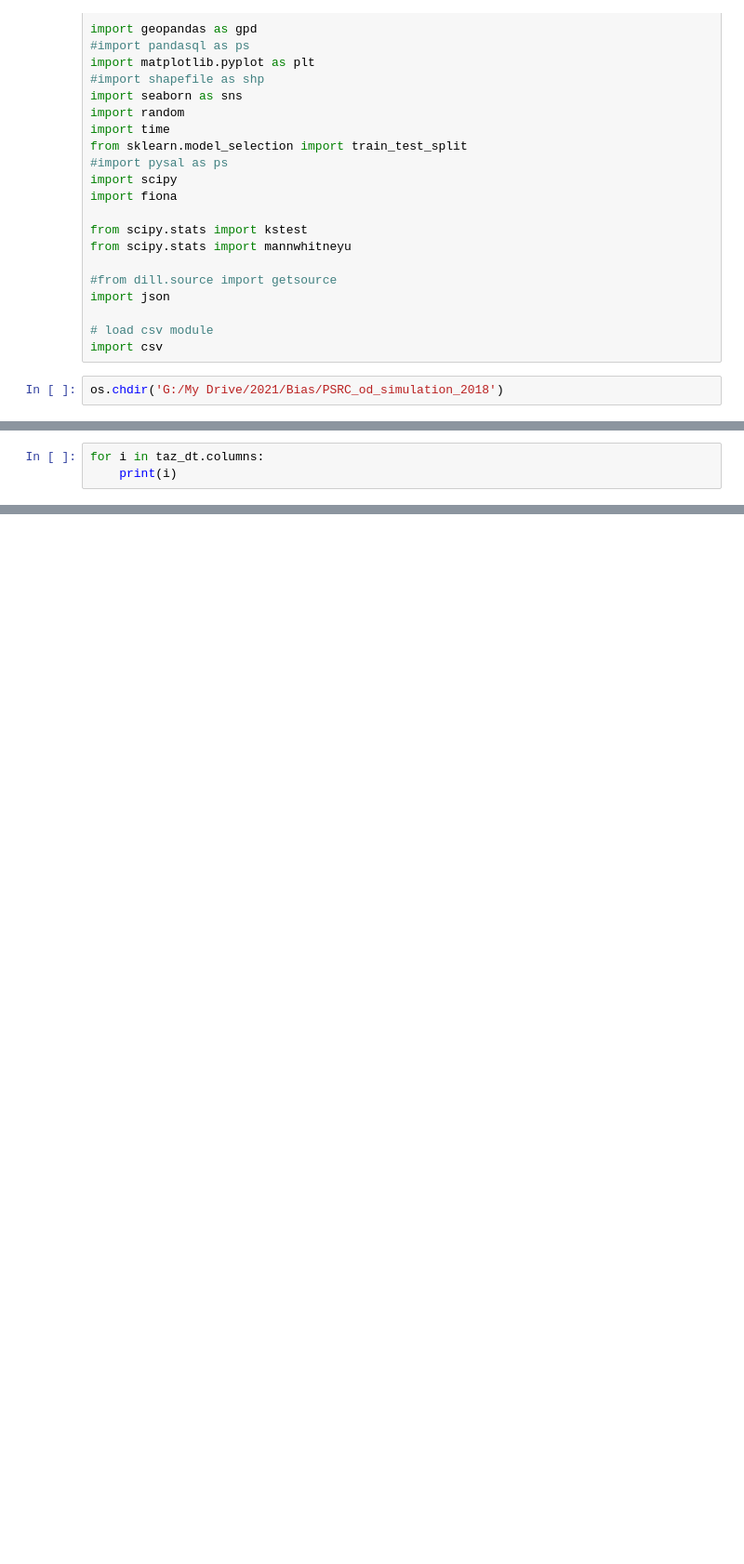
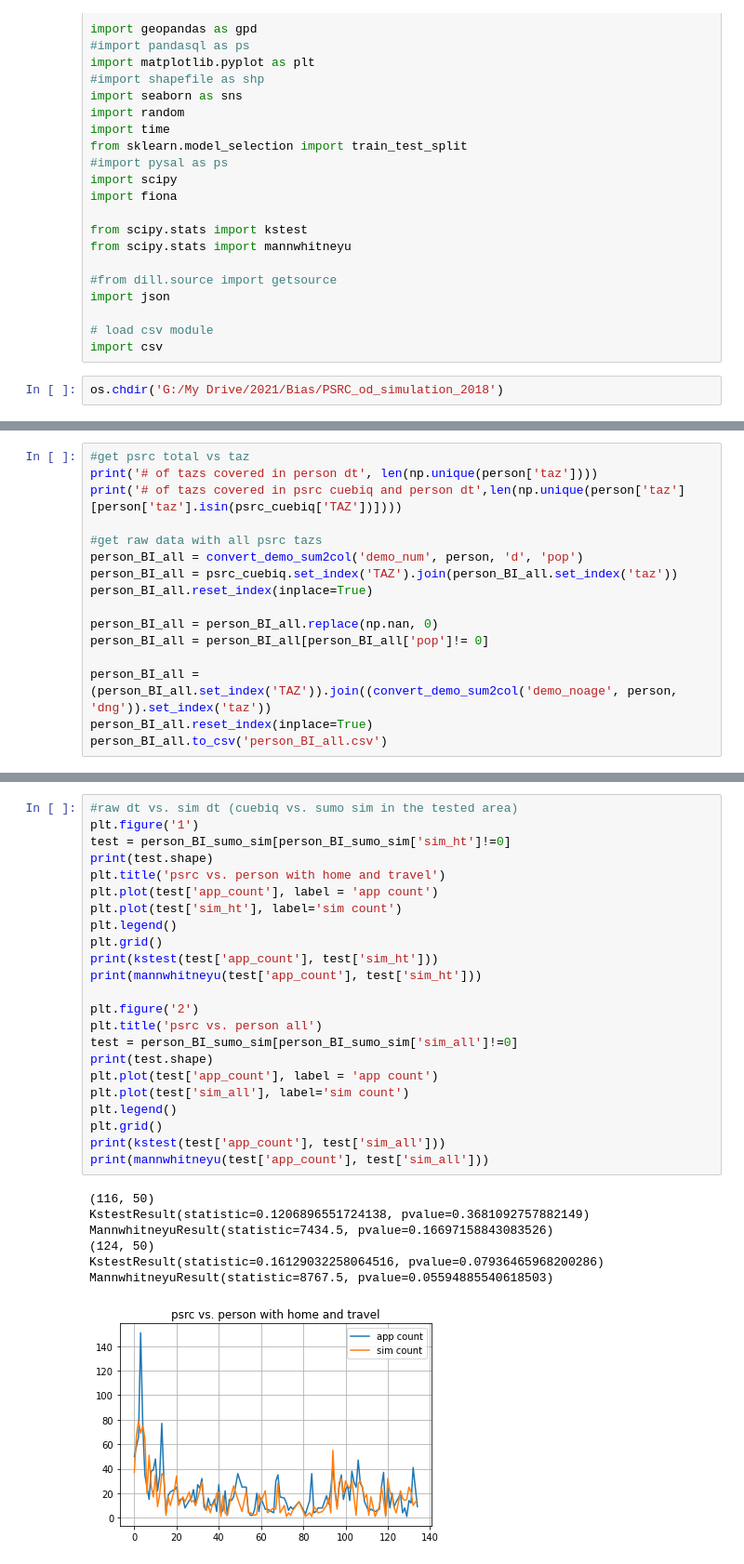
Before and after one commit to Yiran6/app_baseddata_processing, a Jupyter notebook: dgp_stage_1_test_data_processing.ipynb, the cells around one changed output, grey strips where cells are left out. Shown at 93% size. Saved outputs shown, nothing was run; the diff lists cells and outputs as text; blank space fills up the shorter version.

```diff
--- a/dgp_stage_1_test_data_processing.ipynb
+++ b/dgp_stage_1_test_data_processing.ipynb
@@ -211,3 +41,0 @@ plt.legend()
-# %%
-for i in taz_dt.columns:
-    print(i)
@@ -231,0 +154,16 @@ rate_cut_jenkc6
+# %%
+#get psrc total vs taz
+print('# of tazs covered in person dt', len(np.unique(person['taz'])))
+print('# of tazs covered in psrc cuebiq and person dt',len(np.unique(person['taz'][person['taz'].isin(psrc_cuebiq['TAZ'])])))
+
+#get raw data with all psrc tazs
+person_BI_all = convert_demo_sum2col('demo_num', person, 'd', 'pop')
+person_BI_all = psrc_cuebiq.set_index('TAZ').join(person_BI_all.set_index('taz'))
+person_BI_all.reset_index(inplace=True)
+
+person_BI_all = person_BI_all.replace(np.nan, 0)
+person_BI_all = person_BI_all[person_BI_all['pop']!= 0]
+
+person_BI_all = (person_BI_all.set_index('TAZ')).join((convert_demo_sum2col('demo_noage', person, 'dng')).set_index('taz'))
+person_BI_all.reset_index(inplace=True)
+person_BI_all.to_csv('person_BI_all.csv')
@@ -231,0 +198,31 @@ rate_cut_jenkc6
+# %%
+#raw dt vs. sim dt (cuebiq vs. sumo sim in the tested area)
+plt.figure('1')
+test = person_BI_sumo_sim[person_BI_sumo_sim['sim_ht']!=0]
+print(test.shape)
+plt.title('psrc vs. person with home and travel')
+plt.plot(test['app_count'], label = 'app count')
+plt.plot(test['sim_ht'], label='sim count')
+plt.legend()
+plt.grid()
+print(kstest(test['app_count'], test['sim_ht']))
+print(mannwhitneyu(test['app_count'], test['sim_ht']))
+
+plt.figure('2')
+plt.title('psrc vs. person all')
+test = person_BI_sumo_sim[person_BI_sumo_sim['sim_all']!=0]
+print(test.shape)
+plt.plot(test['app_count'], label = 'app count')
+plt.plot(test['sim_all'], label='sim count')
+plt.legend()
+plt.grid()
+print(kstest(test['app_count'], test['sim_all']))
+print(mannwhitneyu(test['app_count'], test['sim_all']))
+# %% [output]
+(116, 50)
+KstestResult(statistic=0.1206896551724138, pvalue=0.3681092757882149)
+MannwhitneyuResult(statistic=7434.5, pvalue=0.16697158843083526)
+(124, 50)
+KstestResult(statistic=0.16129032258064516, pvalue=0.07936465968200286)
+MannwhitneyuResult(statistic=8767.5, pvalue=0.05594885540618503)
+[figure, added]
```
Also changed, not shown: parts of 19 cells of this notebook, 1 other file.
